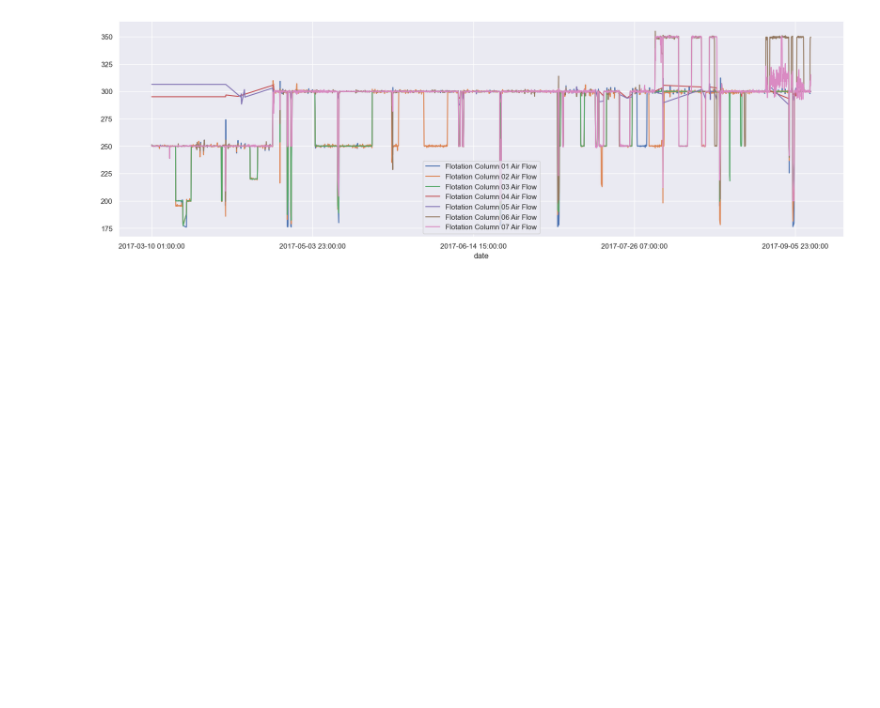
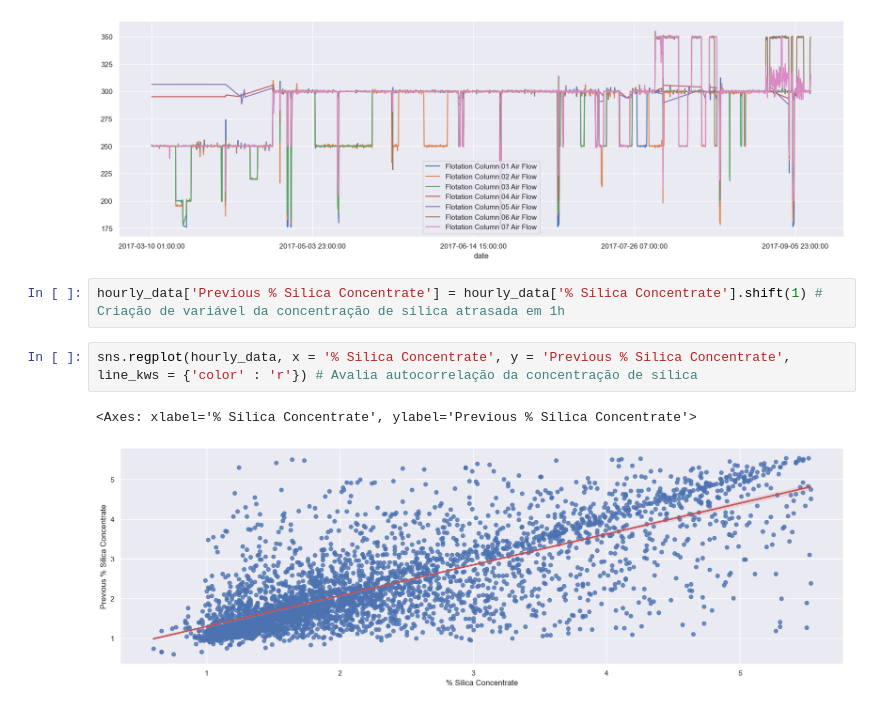
Before and after one commit to matleobor/case-ihm, a Jupyter notebook: flotation-analysis.ipynb, the cells around one changed output. Saved outputs shown, nothing was run; the diff lists cells and outputs as text; blank space fills up the shorter version.

```diff
--- a/flotation-analysis.ipynb
+++ b/flotation-analysis.ipynb
@@ -149,3 +200,10 @@ hourly_data[[col for col in hourly_data.columns if 'Air Flow' in col]].plot()
 [figure]
 [figure]
 [figure]
+# %%
+hourly_data['Previous % Silica Concentrate'] = hourly_data['% Silica Concentrate'].shift(1) # Criação de variável da concentração de sílica atrasada em 1h
+# %%
+sns.regplot(hourly_data, x = '% Silica Concentrate', y = 'Previous % Silica Concentrate', line_kws = {'color' : 'r'}) # Avalia autocorrelação da concentração de sílica
+# %% [output]
+<Axes: xlabel='% Silica Concentrate', ylabel='Previous % Silica Concentrate'>
+[figure, added]
```
Also changed, not shown: parts of 18 cells of this notebook.
